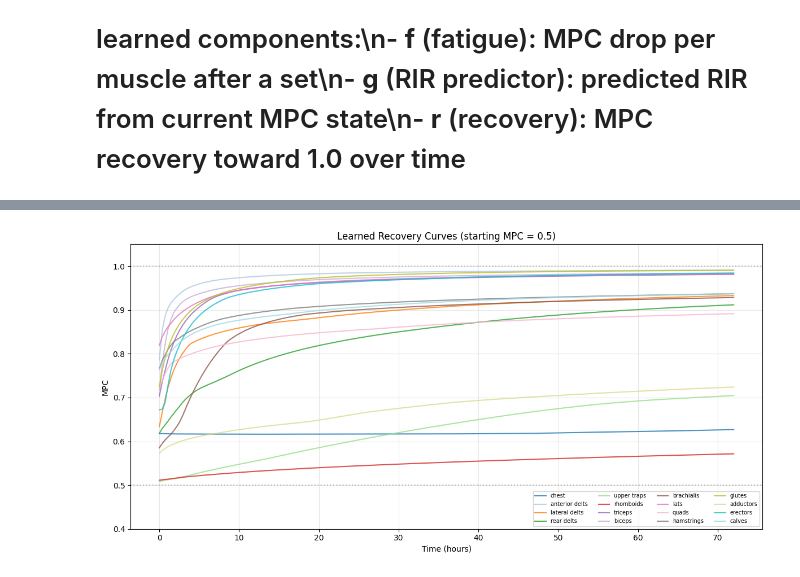
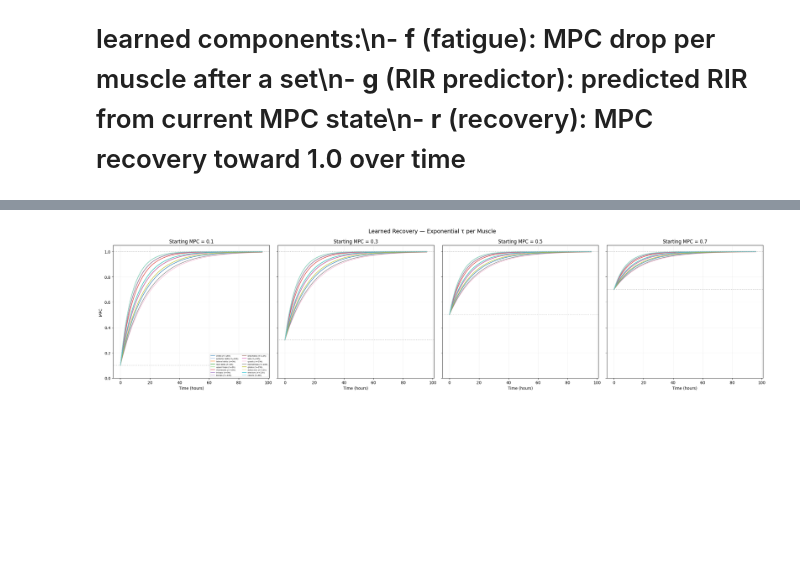
Before and after one commit to deepgain/mpc-poc, a Jupyter notebook: explore_model.ipynb, the cells around one changed output, grey strips where cells are left out. Cells and saved outputs as stored; diff of their text form; code cells hidden in the pictures; blank space fills up the shorter version.

Commit message:
model

```diff
--- a/explore_model.ipynb
+++ b/explore_model.ipynb
@@ -11,8 +11,8 @@ from numpy.linalg import norm
 import warnings, math
 warnings.filterwarnings("ignore")
 
-DEVICE = torch.device("cuda" if torch.cuda.is_available() else "cpu")
-EMBED_DIM, HIDDEN_DIM = 16, 64
+DEVICE = torch.device("cuda" if torch.cuda.is_available() else ("mps" if torch.backends.mps.is_available() else "cpu"))
+EMBED_DIM, HIDDEN_DIM = 32, 128
 WEIGHT_SCALE, REPS_SCALE, RIR_SCALE = 200.0, 30.0, 5.0
 DT_SCALE = np.log1p(168.0)
 
@@ -89,7 +89,7 @@ def build_user_sequences(user_df):
             "timestamps": grp["timestamp"].values})
     return seqs
 
-def chunk_seq(seq, L=256):
+def chunk_seq(seq, L=512):
     T = len(seq["exercise_idx"])
     if T <= L: return [seq]
     chunks = []
@@ -381,21 +412,38 @@ for seq in sample_users:
 # %%
-# --- Learned Recovery Curves ---
-dt_hours = np.linspace(0, 72, 200)
+# --- Learned Recovery Curves (multiple starting MPCs) ---
+dt_hours = np.linspace(0, 96, 300)
 dt_norm = np.log1p(dt_hours) / DT_SCALE
-fig, ax = plt.subplots(figsize=(12, 6))
+muscle_colors = plt.cm.tab20(np.linspace(0, 1, NUM_MUSCLES))
+
+start_mpcs = [0.1, 0.3, 0.5, 0.7]
+fig, axes = plt.subplots(1, len(start_mpcs), figsize=(24, 6), sharey=True)
+
 with torch.no_grad():
-    for mi in range(NUM_MUSCLES):
-        me = model.muscle_embed(torch.tensor([mi], device=DEVICE)).expand(len(dt_norm), -1)
-        rec = model.r_net(torch.full((len(dt_norm),), 0.5, device=DEVICE),
-                          torch.tensor(dt_norm, dtype=torch.float32, device=DEVICE), me).cpu().numpy()
-        ax.plot(dt_hours, rec, label=ALL_MUSCLES[mi].replace("_"," "), color=muscle_colors[mi], linewidth=1.5, alpha=0.8)
-ax.axhline(1.0, color="gray", ls=":", alpha=0.5); ax.axhline(0.5, color="gray", ls=":", alpha=0.5)
-ax.set_xlabel("Time (hours)"); ax.set_ylabel("MPC")
-ax.set_title("Learned Recovery Curves (starting MPC = 0.5)")
-ax.legend(fontsize=7, ncol=4, loc="lower right"); ax.set_ylim(0.4, 1.05); ax.grid(True, alpha=0.3)
-plt.tight_layout(); plt.show()
+    for col, mpc0 in enumerate(start_mpcs):
+        ax = axes[col]
+        for mi in range(NUM_MUSCLES):
+            m_idx = torch.full((len(dt_norm),), mi, dtype=torch.long, device=DEVICE)
+            mpc_start = torch.full((len(dt_norm),), mpc0, device=DEVICE)
+            dt_tensor = torch.tensor(dt_norm, dtype=torch.float32, device=DEVICE)
+            rec = model.r(mpc_start, dt_tensor, m_idx).cpu().numpy()
+            tau = _math.exp(model.r.log_tau[mi].item())
+            ax.plot(dt_hours, rec, label=f"{ALL_MUSCLES[mi].replace('_', ' ')} (τ={tau:.0f}h)",
+                    color=muscle_colors[mi], linewidth=1.5, alpha=0.8)
+        ax.axhline(1.0, color="gray", ls=":", alpha=0.5)
+        ax.axhline(mpc0, color="gray", ls=":", alpha=0.5)
+        ax.set_xlabel("Time (hours)")
+        ax.set_title(f"Starting MPC = {mpc0}")
+        ax.set_ylim(0.0, 1.05)
+        ax.grid(True, alpha=0.2)
+        if col == 0:
+            ax.set_ylabel("MPC")
+
+axes[0].legend(fontsize=5, ncol=2, loc="lower right")
+plt.suptitle("Learned Recovery — Exponential τ per Muscle", fontsize=14)
+plt.tight_layout()
+plt.show()
 # %% [output]
-[figure, old version]
+[figure, new version]
 # %%
 # --- Fatigue Heatmaps ---
 probe_ex = ["bench_press", "squat", "bicep_curl"]
```
Also changed, not shown: parts of 11 cells of this notebook, 1 other file.
